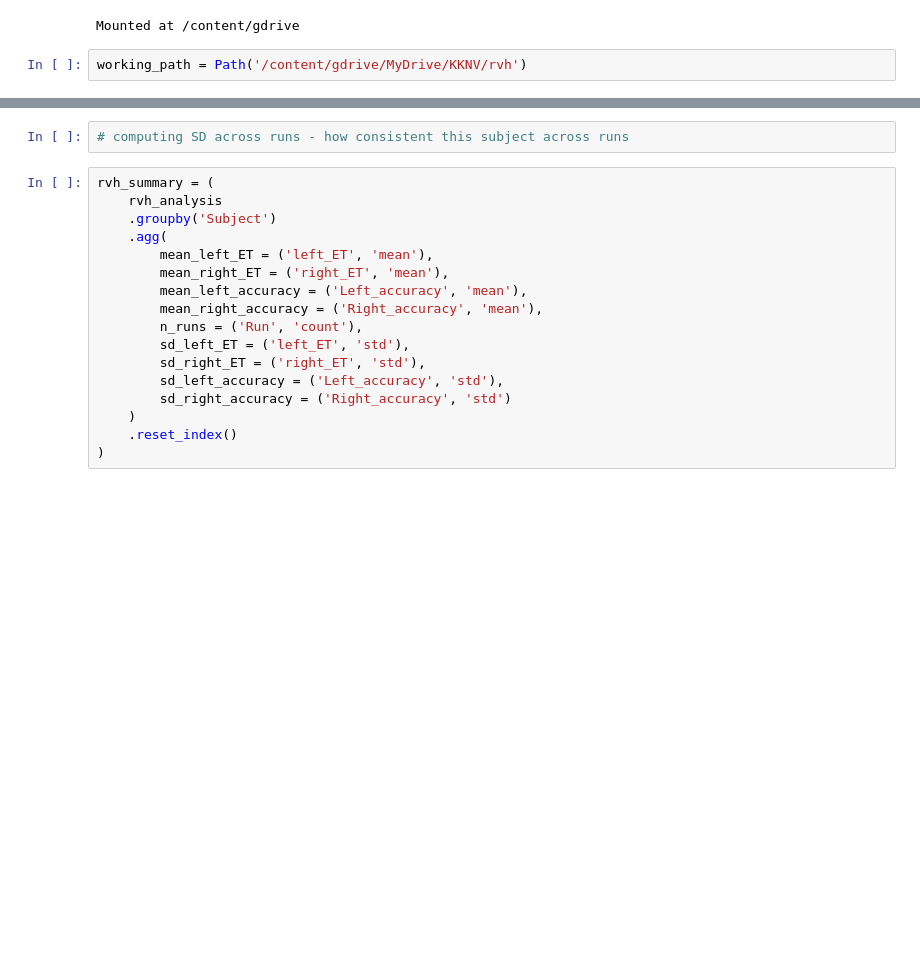
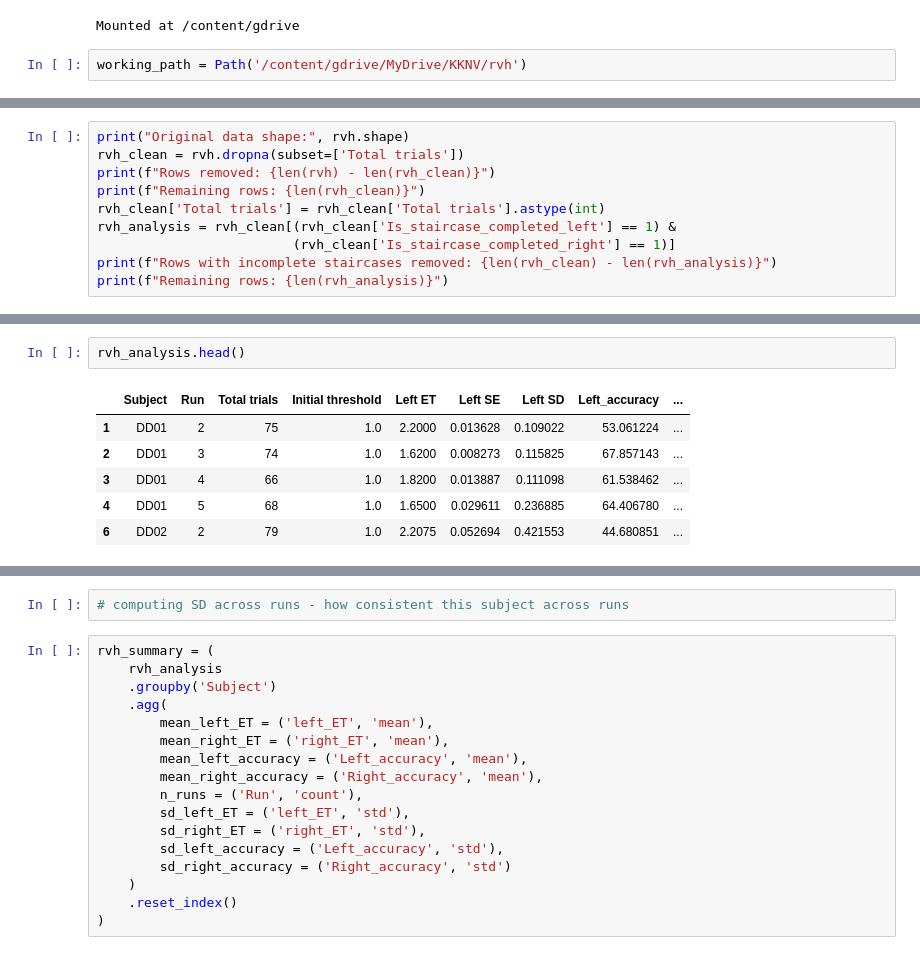
Before and after one commit to cristinarainich/DDCS, a Jupyter notebook: rvh_termin1only.ipynb, the cells around one changed output, grey strips where cells are left out. Cells and saved outputs as stored; diff of their text form; blank space fills up the shorter version.

```diff
--- a/rvh_termin1only.ipynb
+++ b/rvh_termin1only.ipynb
@@ -52,0 +34,10 @@ rvh_analysis.Initial_thr = rvh_analysis.Initial_thr.astype(float)
+# %%
+print("Original data shape:", rvh.shape)
+rvh_clean = rvh.dropna(subset=['Total trials'])
+print(f"Rows removed: {len(rvh) - len(rvh_clean)}")
+print(f"Remaining rows: {len(rvh_clean)}")
+rvh_clean['Total trials'] = rvh_clean['Total trials'].astype(int)
+rvh_analysis = rvh_clean[(rvh_clean['Is_staircase_completed_left'] == 1) &
+                         (rvh_clean['Is_staircase_completed_right'] == 1)]
+print(f"Rows with incomplete staircases removed: {len(rvh_clean) - len(rvh_analysis)}")
+print(f"Remaining rows: {len(rvh_analysis)}")
@@ -52,0 +55,9 @@ rvh_analysis.Initial_thr = rvh_analysis.Initial_thr.astype(float)
+# %%
+rvh_analysis.head()
+# %% [output]
+|  | Subject | Run | Total trials | Initial threshold | Left ET | Left SE | Left SD | Left_accuracy | ... |
+| 1 | DD01 | 2 | 75 | 1.0 | 2.2000 | 0.013628 | 0.109022 | 53.061224 | ... |
+| 2 | DD01 | 3 | 74 | 1.0 | 1.6200 | 0.008273 | 0.115825 | 67.857143 | ... |
+| 3 | DD01 | 4 | 66 | 1.0 | 1.8200 | 0.013887 | 0.111098 | 61.538462 | ... |
+| 4 | DD01 | 5 | 68 | 1.0 | 1.6500 | 0.029611 | 0.236885 | 64.406780 | ... |
+| 6 | DD02 | 2 | 79 | 1.0 | 2.2075 | 0.052694 | 0.421553 | 44.680851 | ... |
```
Also changed, not shown: parts of 20 cells of this notebook.
